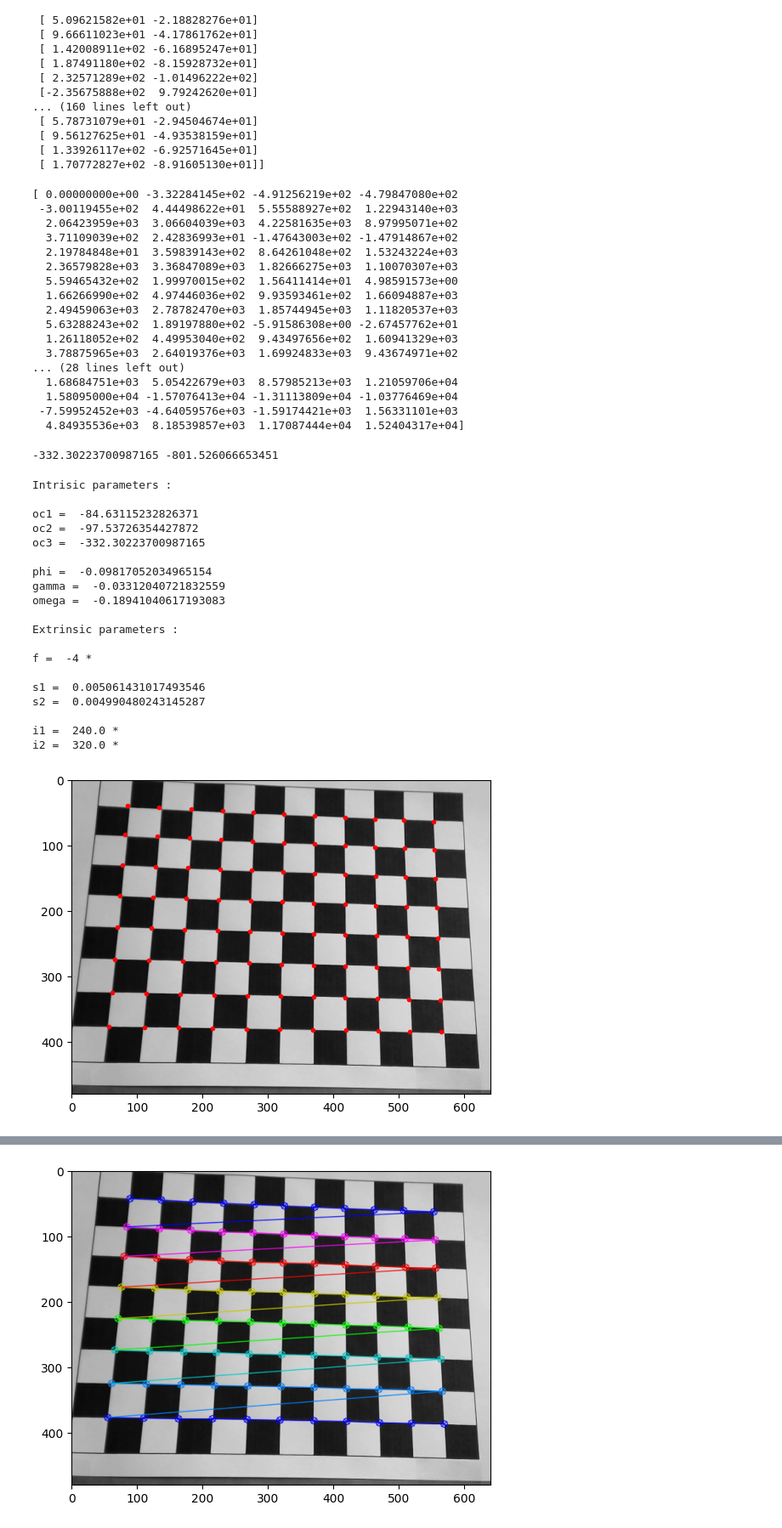
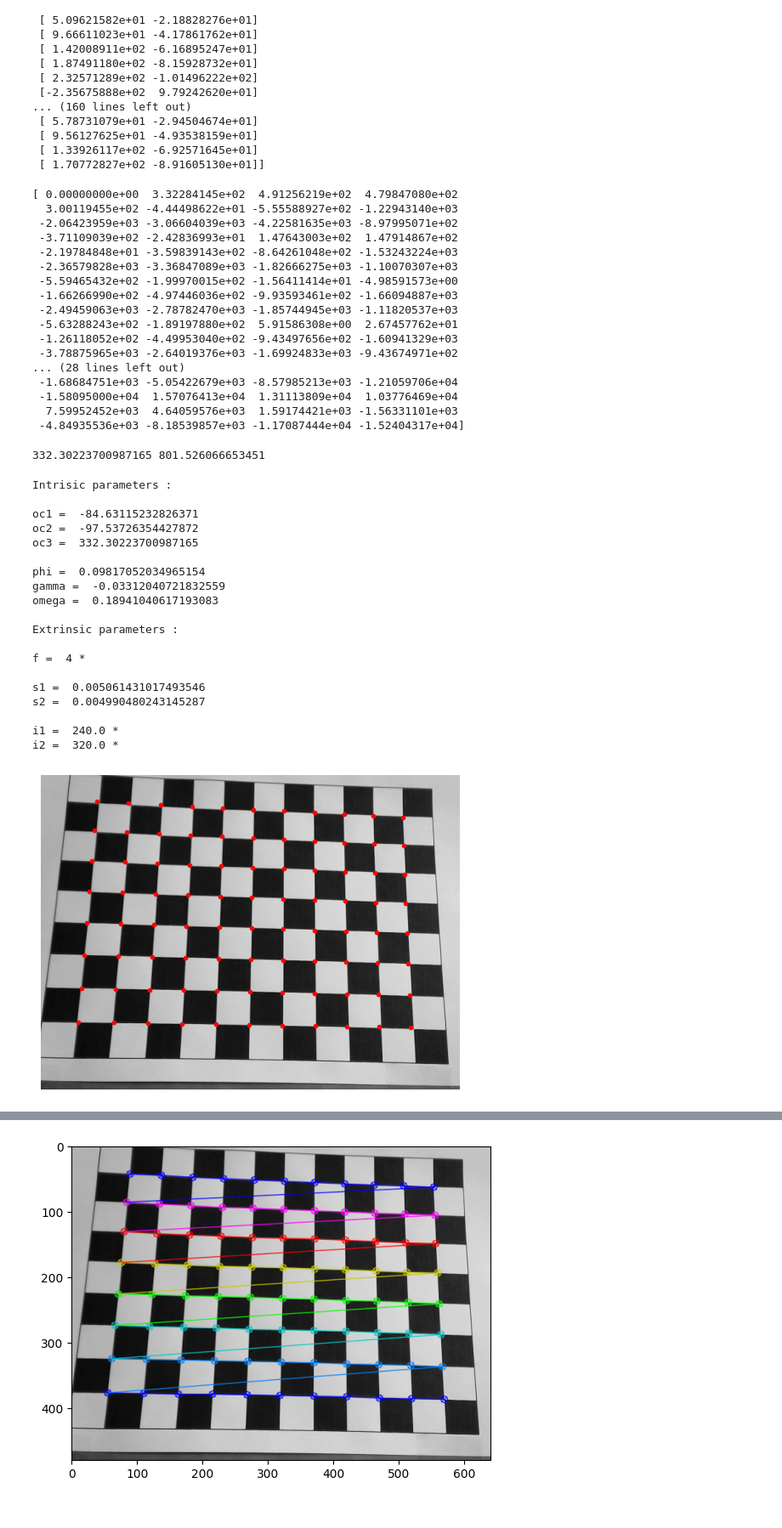
Before and after one commit to blouxongit/tp_calibrage, a Jupyter notebook: srcs/main.ipynb, the cells around one changed output, grey strips where cells are left out. Shown at 85% size. Cells and saved outputs as stored; diff of their text form; code cells hidden in the pictures.

```diff
--- a/srcs/main.ipynb
+++ b/srcs/main.ipynb
@@ -11,8 +11,8 @@ img_list = ['../data/mire_1.png', '../data/mire_2.png']
 box_size = 20
 i1 = 480/2
 i2 = 640/2
-f = -4
-val = [0,-100]
+f = 4
+val = [0,100]
 # Nx = 8
 # Ny = 11
 # N = 2*Nx*Ny
@@ -256,23 +256,23 @@ for i in range(n) :
 
 print(R)
 # %% [output]
-[ 0.00000000e+00 -3.32284145e+02 -4.91256219e+02 -4.79847080e+02
- -3.00119455e+02  4.44498622e+01  5.55588927e+02  1.22943140e+03
-  2.06423959e+03  3.06604039e+03  4.22581635e+03  8.97995071e+02
-  3.71109039e+02  2.42836993e+01 -1.47643003e+02 -1.47914867e+02
-  2.19784848e+01  3.59839143e+02  8.64261048e+02  1.53243224e+03
-  2.36579828e+03  3.36847089e+03  1.82666275e+03  1.10070307e+03
-  5.59465432e+02  1.99970015e+02  1.56411414e+01  4.98591573e+00
-  1.66266990e+02  4.97446036e+02  9.93593461e+02  1.66094887e+03
-  2.49459063e+03  2.78782470e+03  1.85744945e+03  1.11820537e+03
-  5.63288243e+02  1.89197880e+02 -5.91586308e+00 -2.67457762e+01
-  1.26118052e+02  4.49953040e+02  9.43497656e+02  1.60941329e+03
-  3.78875965e+03  2.64019376e+03  1.69924833e+03  9.43674971e+02
+[ 0.00000000e+00  3.32284145e+02  4.91256219e+02  4.79847080e+02
+  3.00119455e+02 -4.44498622e+01 -5.55588927e+02 -1.22943140e+03
+ -2.06423959e+03 -3.06604039e+03 -4.22581635e+03 -8.97995071e+02
+ -3.71109039e+02 -2.42836993e+01  1.47643003e+02  1.47914867e+02
+ -2.19784848e+01 -3.59839143e+02 -8.64261048e+02 -1.53243224e+03
+ -2.36579828e+03 -3.36847089e+03 -1.82666275e+03 -1.10070307e+03
+ -5.59465432e+02 -1.99970015e+02 -1.56411414e+01 -4.98591573e+00
+ -1.66266990e+02 -4.97446036e+02 -9.93593461e+02 -1.66094887e+03
+ -2.49459063e+03 -2.78782470e+03 -1.85744945e+03 -1.11820537e+03
+ -5.63288243e+02 -1.89197880e+02  5.91586308e+00  2.67457762e+01
+ -1.26118052e+02 -4.49953040e+02 -9.43497656e+02 -1.60941329e+03
+ -3.78875965e+03 -2.64019376e+03 -1.69924833e+03 -9.43674971e+02
 ... (28 lines left out)
-  1.68684751e+03  5.05422679e+03  8.57985213e+03  1.21059706e+04
-  1.58095000e+04 -1.57076413e+04 -1.31113809e+04 -1.03776469e+04
- -7.59952452e+03 -4.64059576e+03 -1.59174421e+03  1.56331101e+03
-  4.84935536e+03  8.18539857e+03  1.17087444e+04  1.52404317e+04]
+ -1.68684751e+03 -5.05422679e+03 -8.57985213e+03 -1.21059706e+04
+ -1.58095000e+04  1.57076413e+04  1.31113809e+04  1.03776469e+04
+  7.59952452e+03  4.64059576e+03  1.59174421e+03 -1.56331101e+03
+ -4.84935536e+03 -8.18539857e+03 -1.17087444e+04 -1.52404317e+04]
 # %%
 # Find last parameters
 [oc3, f2] = np.linalg.inv(B.T@B) @ B.T @ R
@@ -282,7 +282,7 @@ s1 = f/f1
 
 print(oc3, f2)
 # %% [output]
--332.30223700987165 -801.526066653451
+332.30223700987165 801.526066653451
 # %%
 # Print all parameters
 
@@ -308,15 +308,15 @@ Intrisic parameters :
 
 oc1 =  -84.63115232826371
 oc2 =  -97.53726354427872
-oc3 =  -332.30223700987165
+oc3 =  332.30223700987165
 
-phi =  -0.09817052034965154
+phi =  0.09817052034965154
 gamma =  -0.03312040721832559
-omega =  -0.18941040617193083
+omega =  0.18941040617193083
 
 Extrinsic parameters :
 
-f =  -4 *
+f =  4 *
 
 s1 =  0.005061431017493546
 s2 =  0.004990480243145287
@@ -326,28 +326,31 @@ i2 =  320.0 *
 # %%
 # Correspondance
 M_int = np.array([[f/s1, 0, i1, 0],  [0, f/s2, i2, 0], [0, 0, 1, 0]])
 M_ext = np.array([[r11, r12, r13, oc1], [r21, r22, r23, oc2], [r31, r32, r33, oc3], [0, 0, 0, 1]])
 
 coord_mm_calibrated = np.empty([n, 4])
 for i in range(n) :
     coord_mm_calibrated[i,0] = coord_mm[i,0]
     coord_mm_calibrated[i,1] = coord_mm[i,1]
     coord_mm_calibrated[i,2] = coord_mm[i,2]
     coord_mm_calibrated[i,3] = 1
 
 result = M_int @ M_ext @ coord_mm_calibrated.T
 alpha = result[2]
 alpha = r31 * coord_mm[:,0] + r32 * coord_mm[:,1] + r33 * coord_mm[:,2] + oc3
 
 V = np.multiply(result[0], np.reciprocal(alpha[:n]))
 U = np.multiply(result[1], np.reciprocal(alpha[:n]))
 
 marker = 'r.'
 
+plt.figure(1)
+plt.axis('off')
 img = plt.imread("../data/mire_1.png")
 plt.plot(U[:88],V[:88],marker)
 plt.imshow(img)
+#plt.savefig("../data/projection_mire_1.eps", format = 'eps', pad_inches = 0, bbox_inches='tight')
 plt.show()
 # %% [output]
-[figure, old version]
+[figure, new version]
 # %%
```
Also changed, not shown: parts of 8 cells of this notebook, 4 other files.
